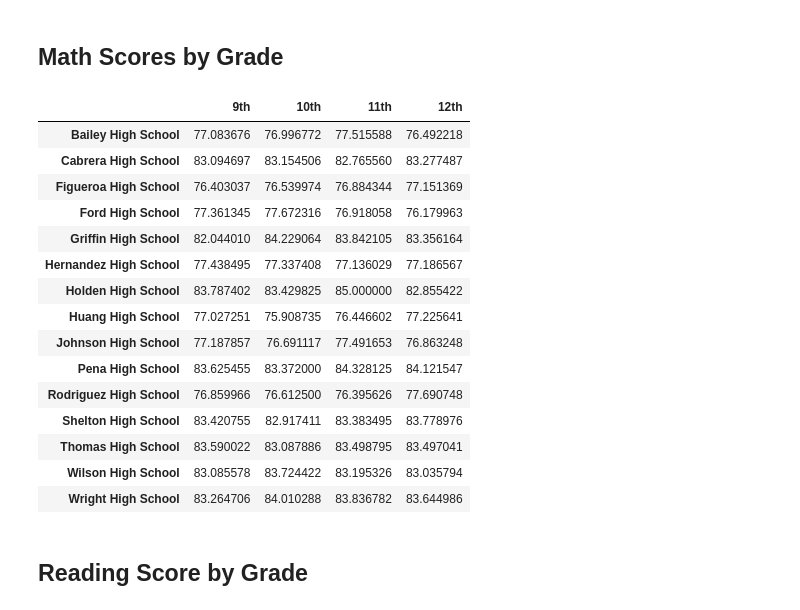
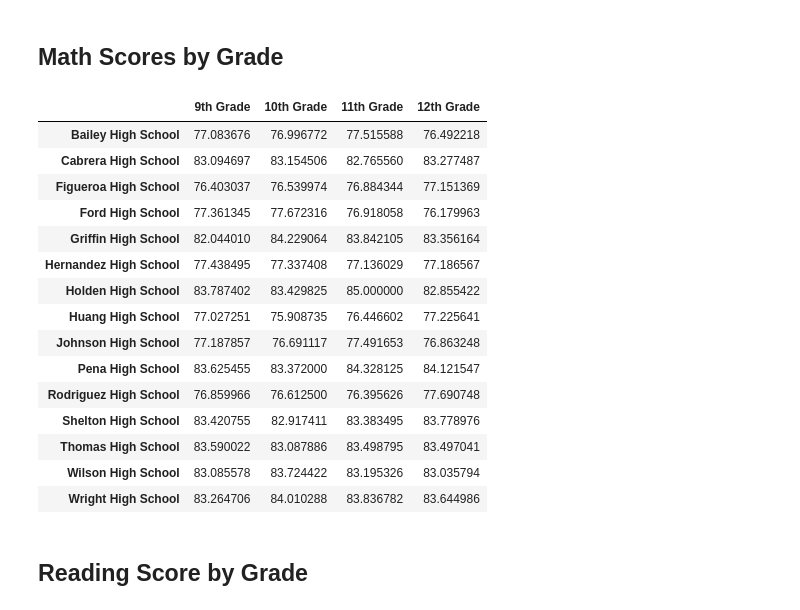
Before and after one commit to NifaCout/PandasChallenge, a Jupyter notebook: PyCitySchools_starter.ipynb, the cells around one changed output. Drawn from its saved outputs; the diff is of its cells as text; code cells hidden in the pictures.

```diff
--- a/PyCitySchools_starter.ipynb
+++ b/PyCitySchools_starter.ipynb
@@ -371,26 +359,31 @@ bottom_schools.head(5)
 # %%
 # Use the code provided to separate the data by grade
 ninth_graders = school_data_complete[(school_data_complete["grade"] == "9th")]
 tenth_graders = school_data_complete[(school_data_complete["grade"] == "10th")]
 eleventh_graders = school_data_complete[(school_data_complete["grade"] == "11th")]
 twelfth_graders = school_data_complete[(school_data_complete["grade"] == "12th")]
 
 # Group by `school_name` and take the mean of the `math_score` column for each.
-ninth_grade_math_scores =
-tenth_grader_math_scores =
-eleventh_grader_math_scores =
-twelfth_grader_math_scores =
+ninth_grade_math_scores = ninth_graders.groupby("school_name")["math_score"].mean()
+tenth_grade_math_scores = tenth_graders.groupby("school_name")["math_score"].mean()
+eleventh_grade_math_scores = eleventh_graders.groupby("school_name")["math_score"].mean()
+twelfth_grade_math_scores = twelfth_graders.groupby("school_name")["math_score"].mean()
 
-# Combine each of the scores above into single DataFrame called `math_scores_by_grade`
-math_scores_by_grade =
+math_scores_by_grade = pd.DataFrame({
+    "9th Grade": ninth_grade_math_scores,
+    "10th Grade": tenth_grade_math_scores,
+    "11th Grade": eleventh_grade_math_scores,
+    "12th Grade": twelfth_grade_math_scores
+})
 
 # Minor data wrangling
 math_scores_by_grade.index.name = None
 
+
 # Display the DataFrame
 math_scores_by_grade
 # %% [output]
-|  | 9th | 10th | 11th | 12th |
+|  | 9th Grade | 10th Grade | 11th Grade | 12th Grade |
 | Bailey High School | 77.083676 | 76.996772 | 77.515588 | 76.492218 |
 | Cabrera High School | 83.094697 | 83.154506 | 82.765560 | 83.277487 |
 | Figueroa High School | 76.403037 | 76.539974 | 76.884344 | 77.151369 |
```
Also changed, not shown: parts of 19 cells of this notebook.
